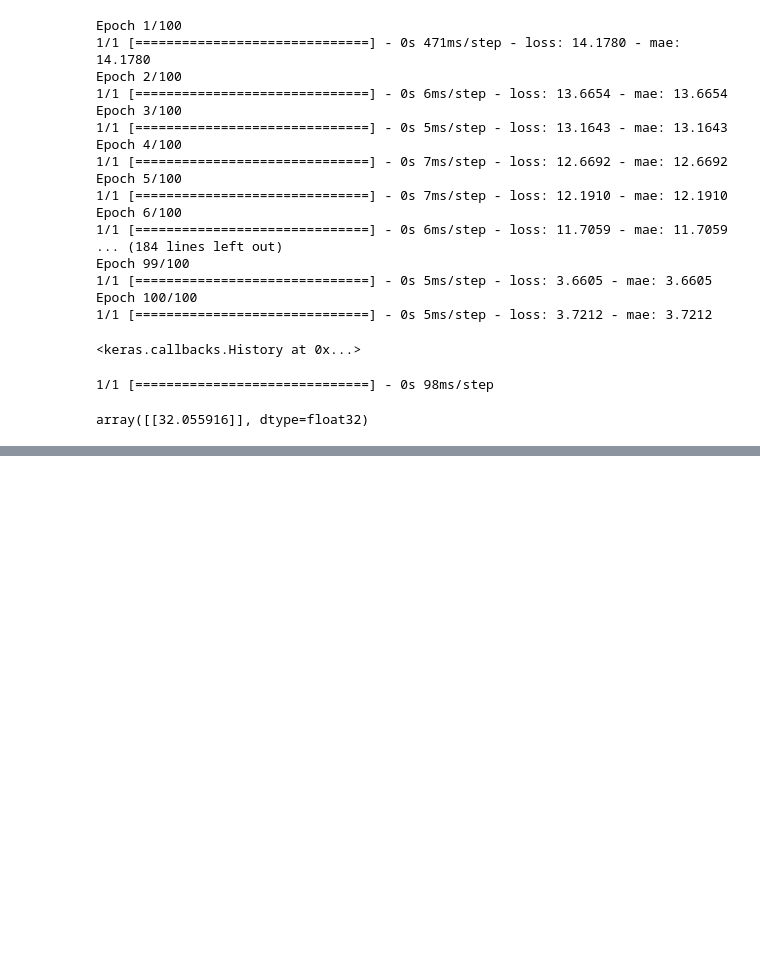
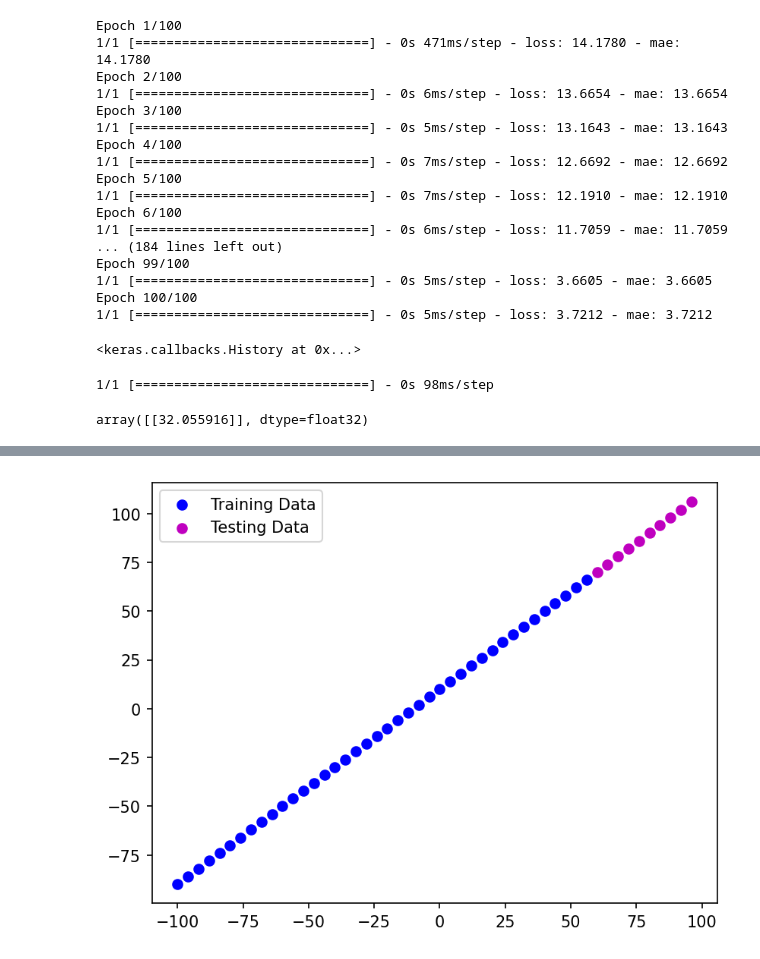
Before and after one commit to kshipra-jadav/ZTM-DeepLearning, a Jupyter notebook: Neural Network Regression/neural_network_regression_with_tf.ipynb, the cells around one changed output, grey strips where cells are left out. Drawn from its saved outputs; the diff is of its cells as text; code cells hidden in the pictures; blank space fills up the shorter version.

```diff
--- a/Neural Network Regression/neural_network_regression_with_tf.ipynb
+++ b/Neural Network Regression/neural_network_regression_with_tf.ipynb
@@ -196,0 +243,16 @@ array([[32.055916]], dtype=float32)
+# %%
+# Splitting the data into training and testing set
+X_train = X[: 40]
+y_train = y[: 40]
+
+X_test = X[40: ]
+y_test = y[40: ]
+# %%
+# Visualizing the training and testing data
+
+plt.scatter(X_train, y_train, c="b", label="Training Data")
+plt.scatter(X_test, y_test, c="m", label="Testing Data")
+plt.legend()
+plt.show()
+# %% [output]
+[figure, added]
```
Also changed, not shown: parts of 4 cells of this notebook.
